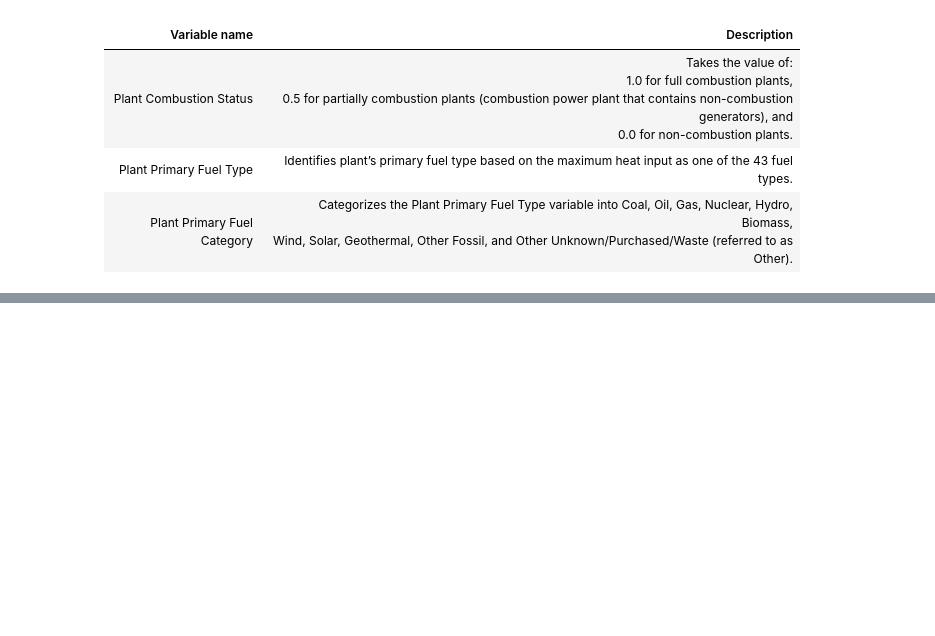
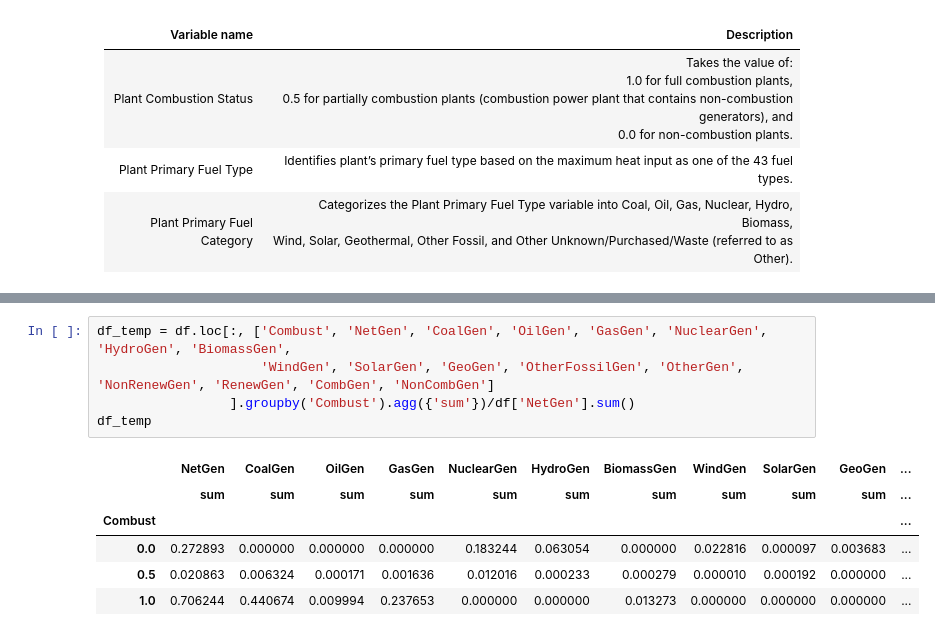
Before and after one commit to davydtamrazov/analysis-of-urban-systems-data, a Jupyter notebook: electric_power_generation_emissions.ipynb, the cells around one changed output, grey strips where cells are left out. Drawn from its saved outputs; the diff is of its cells as text; blank space fills up the shorter version.

```diff
--- a/electric_power_generation_emissions.ipynb
+++ b/electric_power_generation_emissions.ipynb
@@ -102,0 +121,12 @@ df[['CO2', 'NOX', 'SO2']].describe()
+# %%
+df_temp = df.loc[:, ['Combust', 'NetGen', 'CoalGen', 'OilGen', 'GasGen', 'NuclearGen', 'HydroGen', 'BiomassGen',
+                     'WindGen', 'SolarGen', 'GeoGen', 'OtherFossilGen', 'OtherGen', 'NonRenewGen', 'RenewGen', 'CombGen', 'NonCombGen']
+                 ].groupby('Combust').agg({'sum'})/df['NetGen'].sum()
+df_temp
+# %% [output]
+|  | NetGen | CoalGen | OilGen | GasGen | NuclearGen | HydroGen | BiomassGen | WindGen | SolarGen | GeoGen | ... |
+|  | sum | sum | sum | sum | sum | sum | sum | sum | sum | sum | ... |
+| Combust |  |  |  |  |  |  |  |  |  |  | ... |
+| 0.0 | 0.272893 | 0.000000 | 0.000000 | 0.000000 | 0.183244 | 0.063054 | 0.000000 | 0.022816 | 0.000097 | 0.003683 | ... |
+| 0.5 | 0.020863 | 0.006324 | 0.000171 | 0.001636 | 0.012016 | 0.000233 | 0.000279 | 0.000010 | 0.000192 | 0.000000 | ... |
+| 1.0 | 0.706244 | 0.440674 | 0.009994 | 0.237653 | 0.000000 | 0.000000 | 0.013273 | 0.000000 | 0.000000 | 0.000000 | ... |
```
Also changed, not shown: parts of 18 cells of this notebook.
